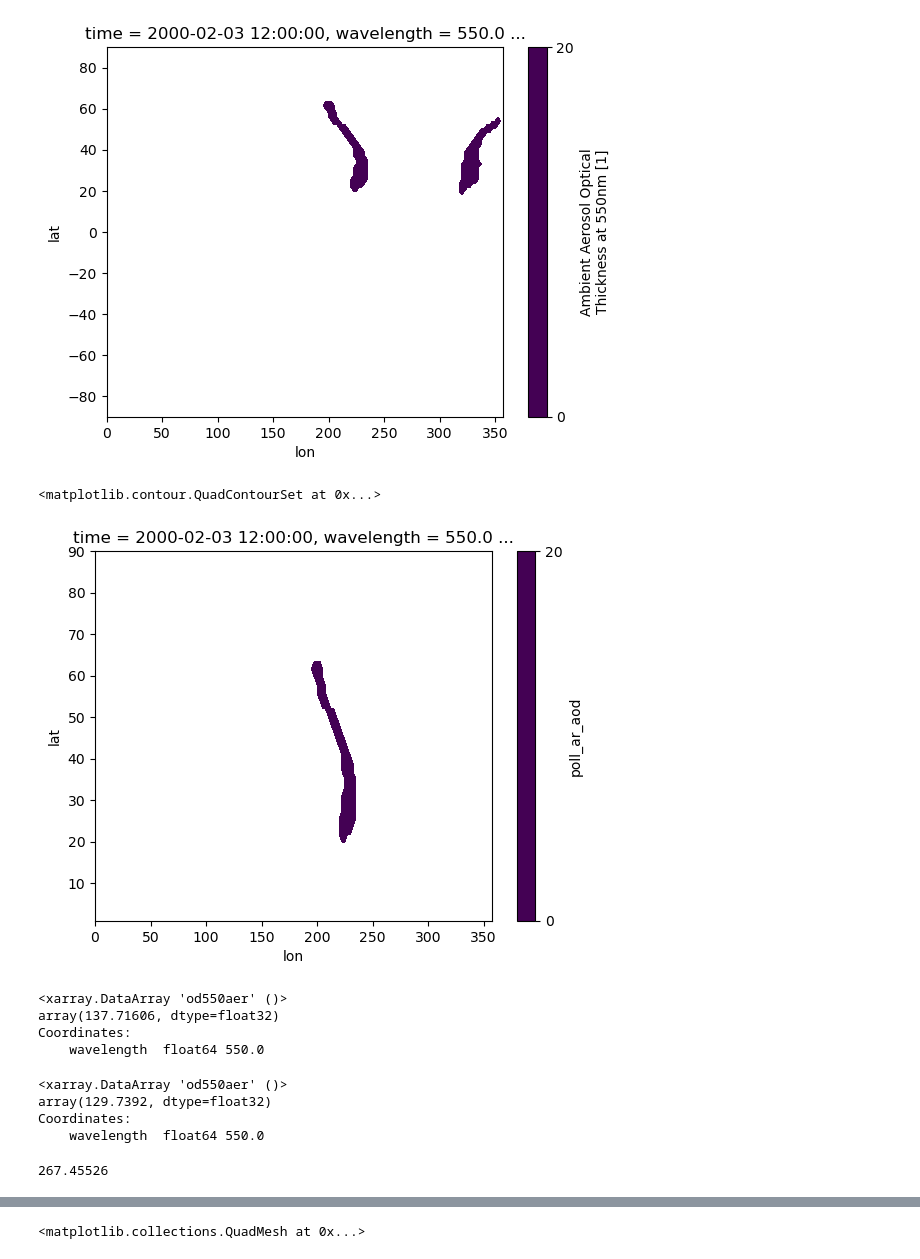
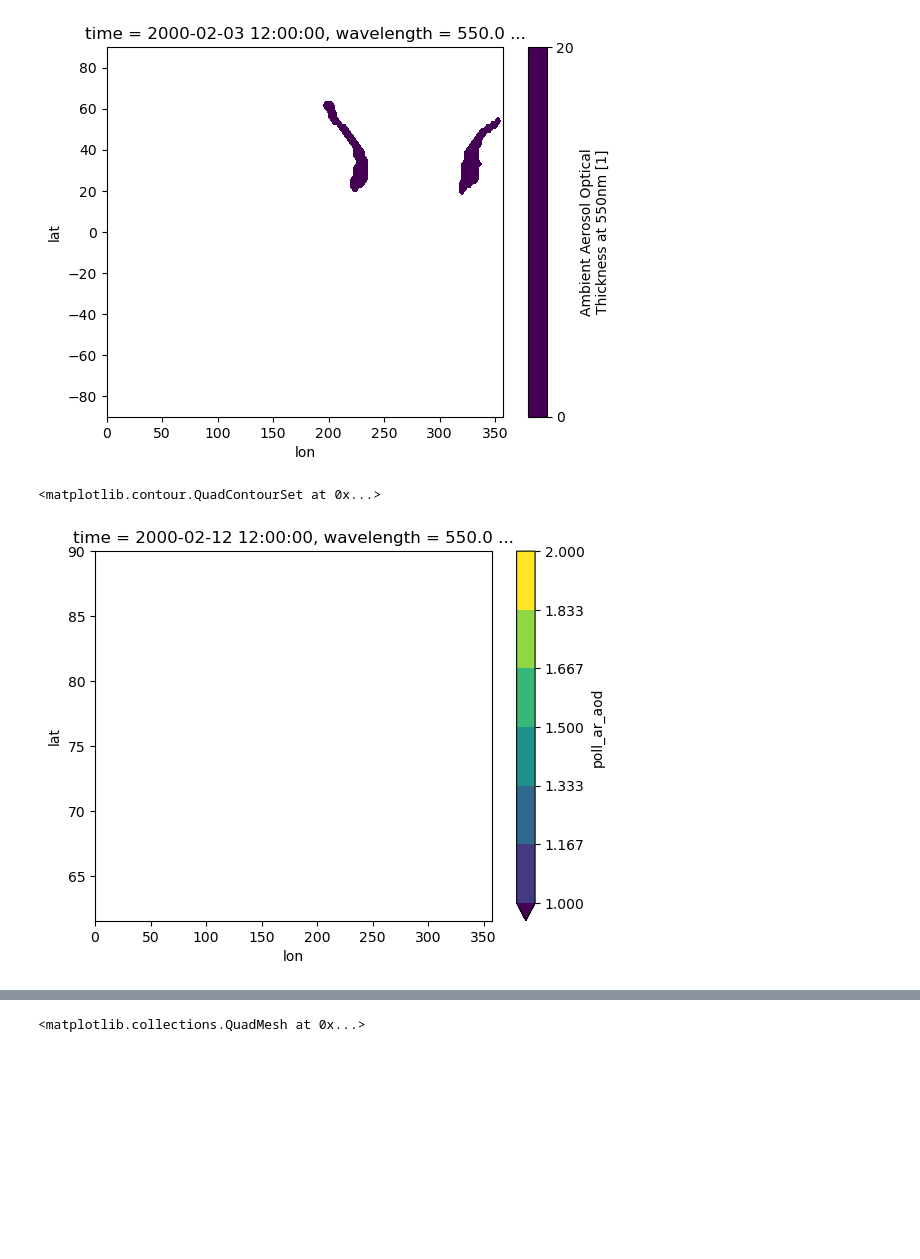
Before and after one commit to eScience-course/Tjaernoe2022-group5, a Jupyter notebook: notebooks/Julia/AR_compare_2020.ipynb, the cells around one changed output, grey strips where cells are left out. Cells and saved outputs as stored; diff of their text form; code cells hidden in the pictures; blank space fills up the shorter version.

```diff
--- a/notebooks/Julia/AR_compare_2020.ipynb
+++ b/notebooks/Julia/AR_compare_2020.ipynb
@@ -178,6 +179,7 @@ ll = xr.plot.contourf(aod_hist.where(ar_hist.ivt==True).sel(time='2000-02-03').o
 [figure]
 # %%
 def sort_ar_by_aod(aod_ds,ar_ds):
+    warnings.simplefilter('ignore', UserWarning)
     aod_ar=aod_ds.where(ar_ds.ivt==True)
     clean_lim = aod_ar.od550aer.median()
     aod_ar['poll_ar_aod'] = xr.DataArray(coords=aod_ar.coords, dims =aod_ar.dims)
@@ -191,40 +193,26 @@ def sort_ar_by_aod(aod_ds,ar_ds):
             lat = v[:,1]
             lon = v[:,0]
             ar_i_aod = ts_array.sel(lat=slice(np.min(lat), np.max(lat)), lon = slice(np.min(lon), np.max(lon)))
-            if ar_i_aod.mean()<clean_lim:
+            if ar_i_aod.mean(skipna=True)>clean_lim:
                 aod_ar['poll_ar_aod'].loc[ts,slice(np.min(lat), np.max(lat)),slice(np.min(lon), np.max(lon))] = ar_i_aod
             else:
                 aod_ar['clean_ar_aod'].loc[ts,slice(np.min(lat), np.max(lat)),slice(np.min(lon), np.max(lon))] = ar_i_aod
     return aod_ar
 
 
-#def average_in_box(array, lon, lat):
-#    test.sel(lat=slice())
+def average_in_box(array, lon, lat):
+    avg = array.sel(lat=slice(np.min(lat),np.max(lat)), lon = slice(np.min(lon),np.max(lon))).mean(skipna=True)
+    return avg
 # %%
 test_aod=aod_hist.sel(time=slice('2000-02-01','2000-02-04'), lat=slice(0,90))
 test_ar=ar_hist.sel(time=slice('2000-02-01','2000-02-04'), lat=slice(0,90))
 # %%
 t=sort_ar_by_aod(test_aod,test_ar)
+# %%
+aod_ar_hist = sort_ar_by_aod(aod_hist.sel(lat=slice(0,90)), ar_hist.sel(lat=slice(0,90)))
 # %%
-xr.plot.contourf(t.sel(time='2000-02-03')['poll_ar_aod'].squeeze(), levels=[0,20])
+#xr.plot.contourf(aod_ar_hist.sel(time='2000-02-01')['clean_ar_aod'].squeeze(), vmin=1, vmax=2)
+xr.plot.contourf(aod_ar_hist.sel(time='2000-02-12', lat=slice(60,90))['poll_ar_aod'].squeeze(), vmin=1, vmax=2)
 # %% [output]
 <matplotlib.contour.QuadContourSet at 0x...>
-[figure, old version]
+[figure, new version]
-# %%
-test.sel(lat=slice(18.0 ,55.89473684210526), lon = slice(317.5, 355.0)).sum(skipna=True)
-# %% [output]
-<xarray.DataArray 'od550aer' ()>
-array(137.71606, dtype=float32)
-Coordinates:
-    wavelength  float64 550.0
-# %%
-test.sel(lat=slice(19.89473684210526, 63.4736842105263), lon = slice(195.0 ,235.0)).sum(skipna=True)
-# %% [output]
-<xarray.DataArray 'od550aer' ()>
-array(129.7392, dtype=float32)
-Coordinates:
-    wavelength  float64 550.0
-# %%
-(137.71606+129.7392)
-# %% [output]
-267.45526
```
Also changed, not shown: parts of 14 cells of this notebook, 1 other file.
